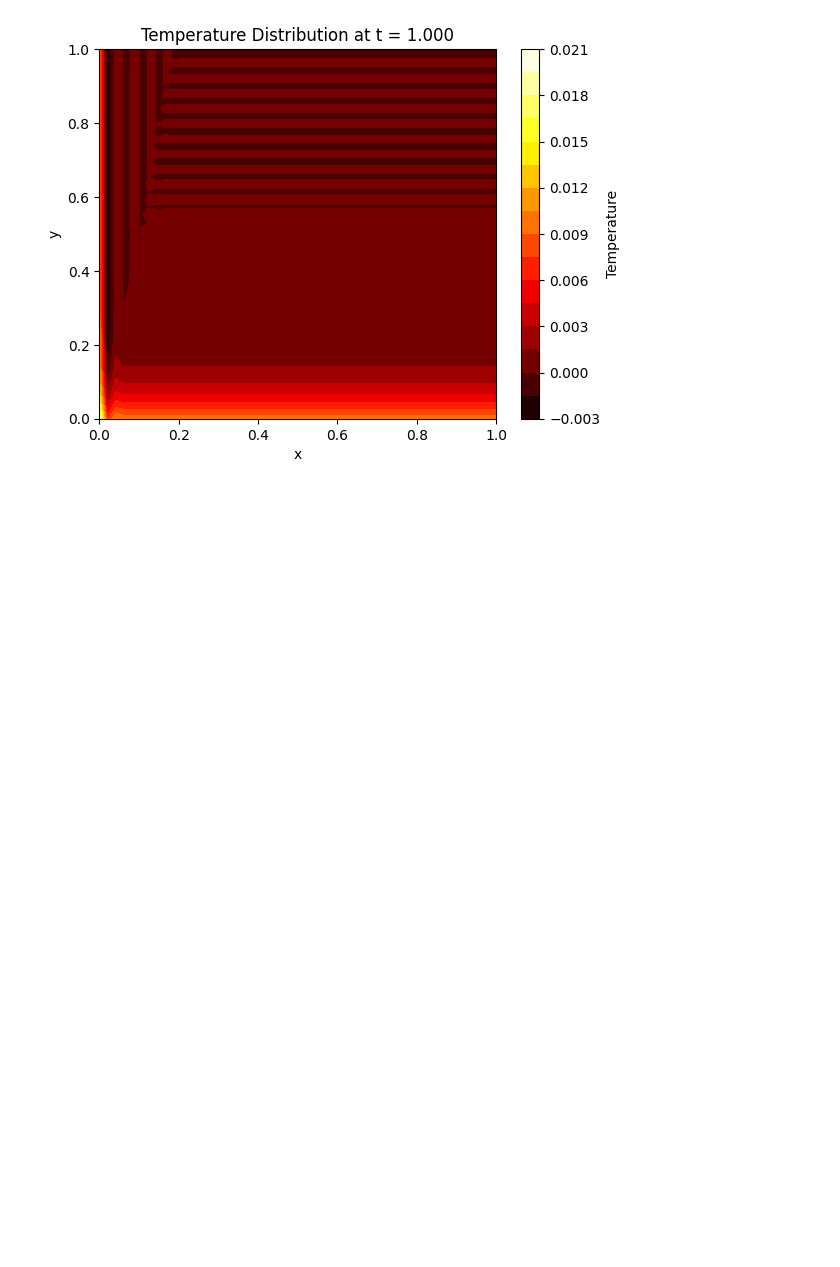
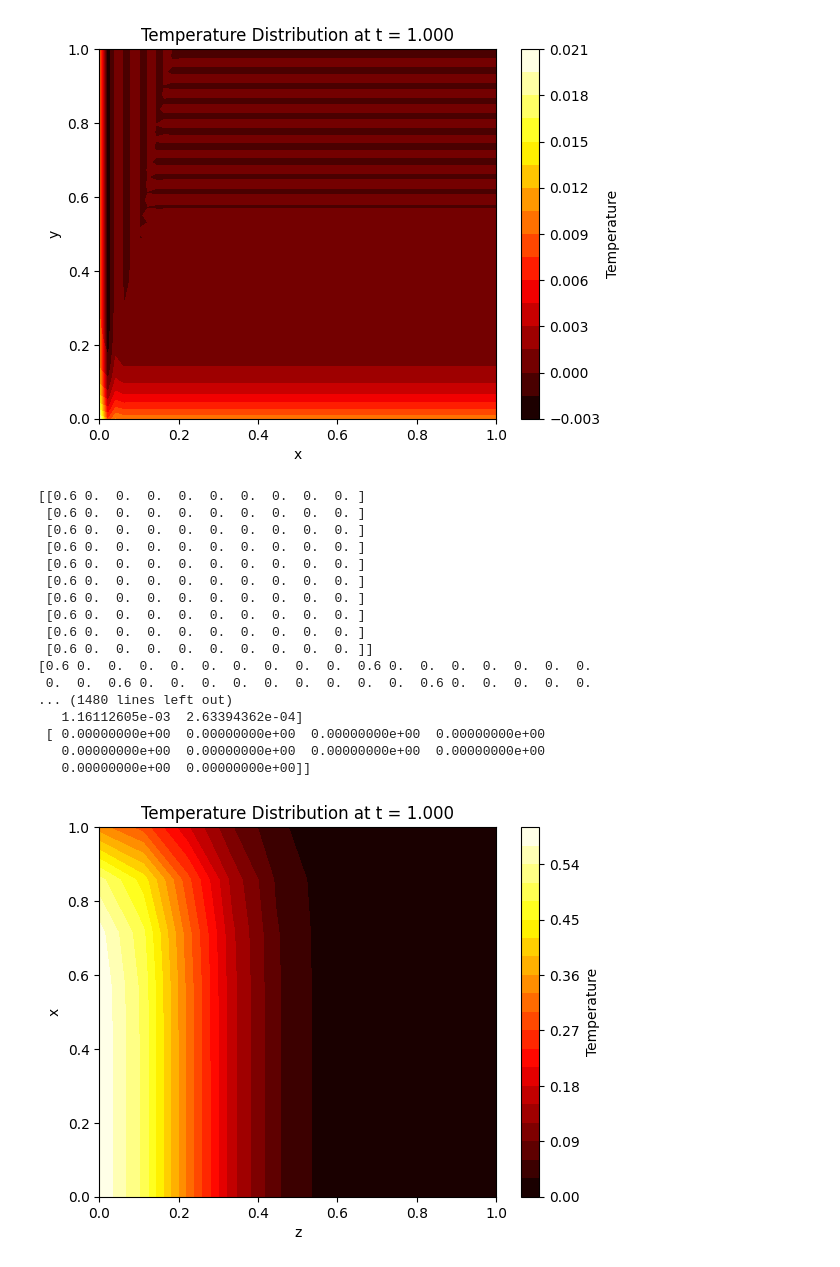
Before and after one commit to alexander-gbu/PMRModel, a Jupyter notebook: Scipy2DTesting.ipynb, the cells around one changed output. Cells and saved outputs as stored; diff of their text form; code cells hidden in the pictures; blank space fills up the shorter version.

```diff
--- a/Scipy2DTesting.ipynb
+++ b/Scipy2DTesting.ipynb
@@ -79,0 +107,77 @@ def pde(t,y):
+# %%
+#FIXING TRANSPOSE ISSUE
+#testing 2D form for one component
+num_z, num_x = 10, 8
+Lz, Lx = 1.0, 1.0  # Dimensions of the 2D domain CAN ADD THE LENGTH AND RADIUS LATER
+nz, nx = num_z, num_x+2   # Number of spatial grid points with 2 imaginary nodes
+dz, dx = Lz / (nz - 1), Lx / (nx - 1)  # Spatial step sizes
+z = np.linspace(0, Lz, nz)
+x = np.linspace(0, Lx, nx)
+
+D = 10**-2 #diffusion coeff
+v0 = 0.2 #velocity
+
+#initial condition
+u_init = np.zeros((len(x), len(z)))
+u_init[:,0] = 0.6
+
+print(u_init)
+
+u_init = u_init.flatten()
+
+print(u_init)
+#in the x direction we have to add two imaginary nodes for the derivatives calculation
+#WOULD NOW HAVE Y BE 2 SPACES LARGER TO COMPENSATE, but we can also just set the dydx2 at that point = 0
+
+def pde(t,y):
+    y = y.reshape((nx, nz)) #y at the boudary should already be set to whatever it is
+    dydx2 = np.zeros_like(y) #z ,x
+    dydz = np.zeros_like(y)
+
+    y[0,:] = y[1,:] #makes it so that there is no flux on bottom boundary (imaginary point in y)
+    y[-1,:] = 0 #change the flux at this boundary to be the reaction later
+
+    #dont want to touch y(0,:), we want dydz and dydx2 to be 0 at that point
+    dydz[1:-1,1:] = (y[1:-1,1:] - y[1:-1,:-1])/dz
+    dydx2[1:-1,:] = (y[2:, :] - 2 * y[1:-1, :] + y[:-2, :]) / dx**2
+
+    dydt = D*dydx2 - v0*dydz
+    print(dydt)
+
+    return dydt.flatten()
+
+t_final = 1
+t_span = (0, t_final)  # Time interval
+t_eval = np.linspace(0, t_final, 5)  # Time evaluation points
+
+sol = solve_ivp(pde, t_span, u_init, method='RK45', t_eval=t_eval)
+
+x_plot = np.linspace(0, 1, num_x)
+
+plt.figure()
+u_plot = sol.y[:, -1].reshape((nx, nz))
+plt.contourf(z, x_plot, u_plot[1:-1,:], 20, cmap='hot')
+plt.colorbar(label='Temperature')
+plt.title(f'Temperature Distribution at t = {sol.t[-1]:.3f}')
+plt.xlabel('z')
+plt.ylabel('x')
+plt.show()
+# %% [output]
+[[0.6 0.  0.  0.  0.  0.  0.  0.  0.  0. ]
+ [0.6 0.  0.  0.  0.  0.  0.  0.  0.  0. ]
+ [0.6 0.  0.  0.  0.  0.  0.  0.  0.  0. ]
+ [0.6 0.  0.  0.  0.  0.  0.  0.  0.  0. ]
+ [0.6 0.  0.  0.  0.  0.  0.  0.  0.  0. ]
+ [0.6 0.  0.  0.  0.  0.  0.  0.  0.  0. ]
+ [0.6 0.  0.  0.  0.  0.  0.  0.  0.  0. ]
+ [0.6 0.  0.  0.  0.  0.  0.  0.  0.  0. ]
+ [0.6 0.  0.  0.  0.  0.  0.  0.  0.  0. ]
+ [0.6 0.  0.  0.  0.  0.  0.  0.  0.  0. ]]
+[0.6 0.  0.  0.  0.  0.  0.  0.  0.  0.  0.6 0.  0.  0.  0.  0.  0.  0.
+ 0.  0.  0.6 0.  0.  0.  0.  0.  0.  0.  0.  0.  0.6 0.  0.  0.  0.  0.
+... (1480 lines left out)
+   1.16112605e-03  2.63394362e-04]
+ [ 0.00000000e+00  0.00000000e+00  0.00000000e+00  0.00000000e+00
+   0.00000000e+00  0.00000000e+00  0.00000000e+00  0.00000000e+00
+   0.00000000e+00  0.00000000e+00]]
+[figure, added]
```
Also changed, not shown: parts of 2 cells of this notebook, 1 other file.
